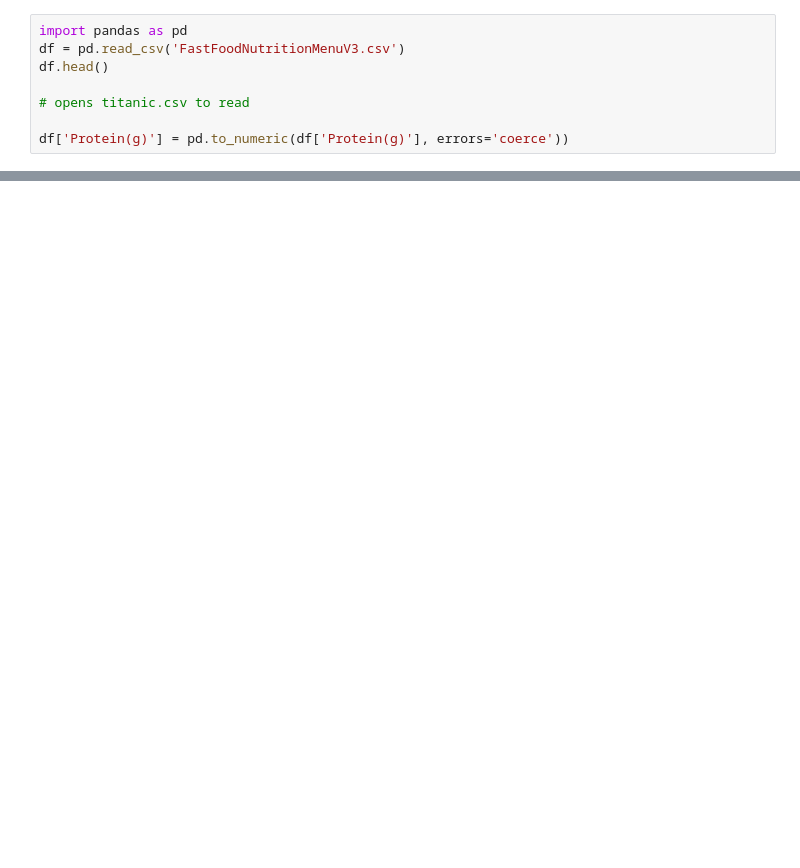
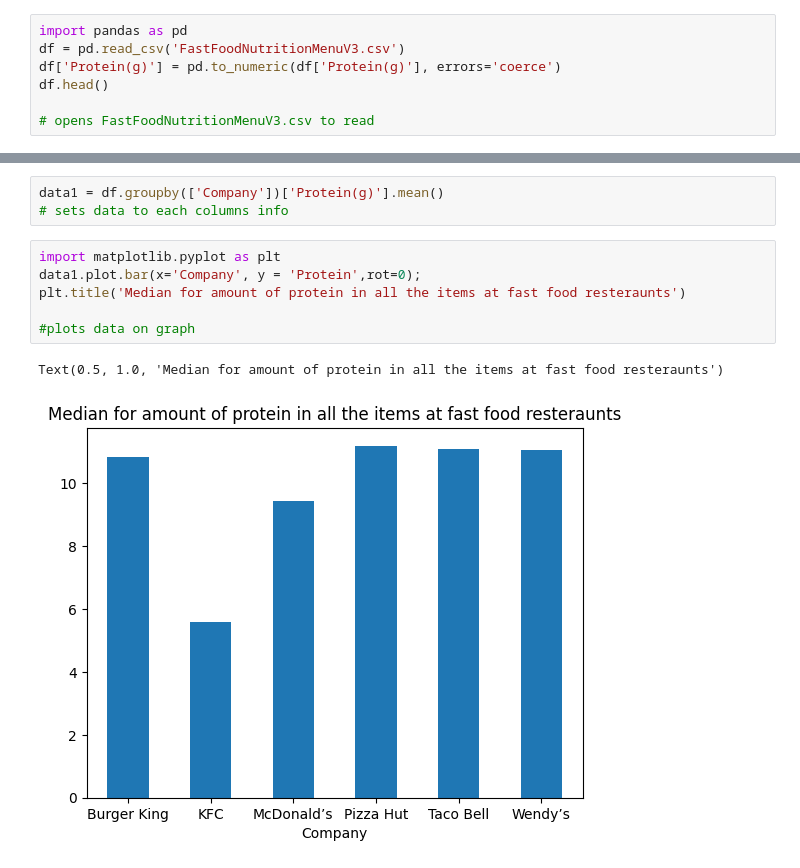
Before and after one commit to SeanJamesJr/Unit2, a Jupyter notebook: project.ipynb, the cells around one changed output, grey strips where cells are left out. Cells and saved outputs as stored; diff of their text form; blank space fills up the shorter version.

```diff
--- a/project.ipynb
+++ b/project.ipynb
@@ -1,9 +1,8 @@
 # %%
 import pandas as pd
 df = pd.read_csv('FastFoodNutritionMenuV3.csv')
+df['Protein(g)'] = pd.to_numeric(df['Protein(g)'], errors='coerce')
 df.head()
 
-# opens titanic.csv to read
-
-df['Protein(g)'] = pd.to_numeric(df['Protein(g)'], errors='coerce'))
+# opens FastFoodNutritionMenuV3.csv to read
 # %% [output]
@@ -10,0 +15,12 @@ ValueError: Unable to parse string " " at position 444
+# %%
+data1 = df.groupby(['Company'])['Protein(g)'].mean()
+# sets data to each columns info
+# %%
+import matplotlib.pyplot as plt
+data1.plot.bar(x='Company', y = 'Protein',rot=0);
+plt.title('Median for amount of protein in all the items at fast food resteraunts')
+
+#plots data on graph
+# %% [output]
+Text(0.5, 1.0, 'Median for amount of protein in all the items at fast food resteraunts')
+[figure, added]
```
Also changed, not shown: parts of 6 cells of this notebook.
